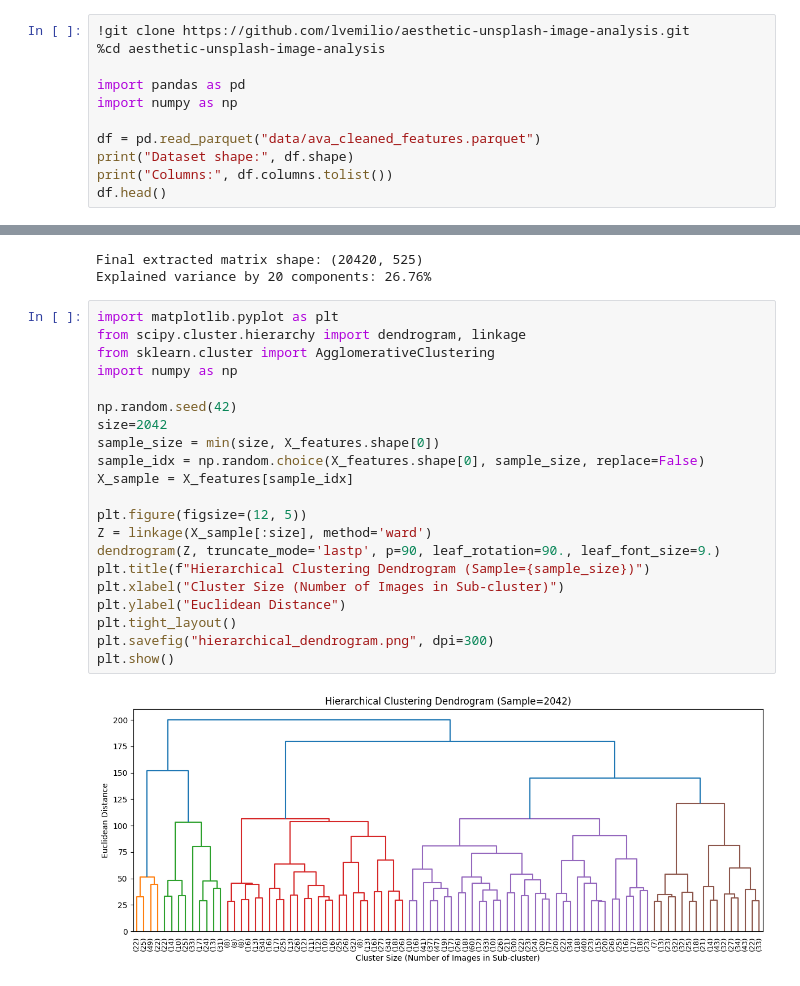
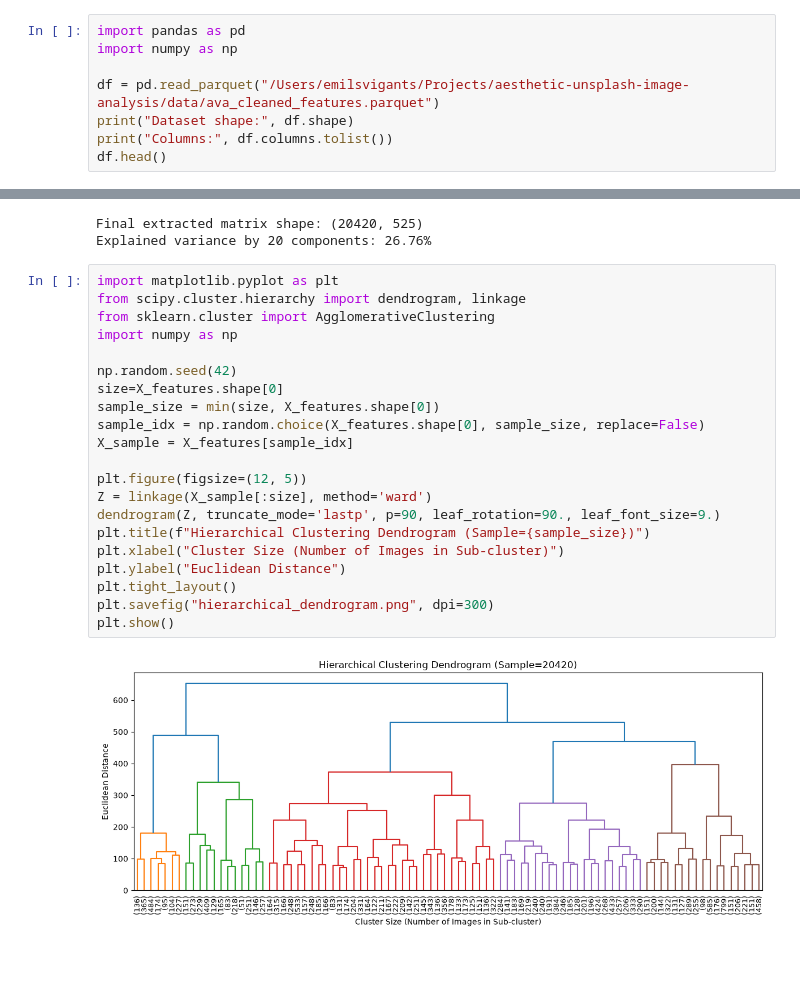
Before and after one commit to lvemilio/aesthetic-unsplash-image-analysis, a Jupyter notebook: CURE vs K-Means/ava_cure_vs_kmeans_evaluation_2042.ipynb, the cells around one changed output, grey strips where cells are left out. Drawn from its saved outputs; the diff is of its cells as text.

```diff
--- a/CURE vs K-Means/ava_cure_vs_kmeans_evaluation_2042.ipynb
+++ b/CURE vs K-Means/ava_cure_vs_kmeans_evaluation_2042.ipynb
@@ -1,11 +1,8 @@
 # %%
-!git clone https://github.com/lvemilio/aesthetic-unsplash-image-analysis.git
-%cd aesthetic-unsplash-image-analysis
-
 import pandas as pd
 import numpy as np
 
-df = pd.read_parquet("data/ava_cleaned_features.parquet")
+df = pd.read_parquet("/Users/emilsvigants/Projects/aesthetic-unsplash-image-analysis/data/ava_cleaned_features.parquet")
 print("Dataset shape:", df.shape)
 print("Columns:", df.columns.tolist())
 df.head()
@@ -56,26 +44,26 @@ Explained variance by 20 components: 26.76%
 # %%
 import matplotlib.pyplot as plt
 from scipy.cluster.hierarchy import dendrogram, linkage
 from sklearn.cluster import AgglomerativeClustering
 import numpy as np
 
 np.random.seed(42)
-size=2042
+size=X_features.shape[0]
 sample_size = min(size, X_features.shape[0])
 sample_idx = np.random.choice(X_features.shape[0], sample_size, replace=False)
 X_sample = X_features[sample_idx]
 
 plt.figure(figsize=(12, 5))
 Z = linkage(X_sample[:size], method='ward')
 dendrogram(Z, truncate_mode='lastp', p=90, leaf_rotation=90., leaf_font_size=9.)
 plt.title(f"Hierarchical Clustering Dendrogram (Sample={sample_size})")
 plt.xlabel("Cluster Size (Number of Images in Sub-cluster)")
 plt.ylabel("Euclidean Distance")
 plt.tight_layout()
 plt.savefig("hierarchical_dendrogram.png", dpi=300)
 plt.show()
 # %% [output]
-[figure, old version]
+[figure, new version]
 # %%
 from scipy.spatial.distance import cdist
 from sklearn.metrics import davies_bouldin_score, silhouette_score
```
Also changed, not shown: parts of 5 cells of this notebook, 7 other files.
